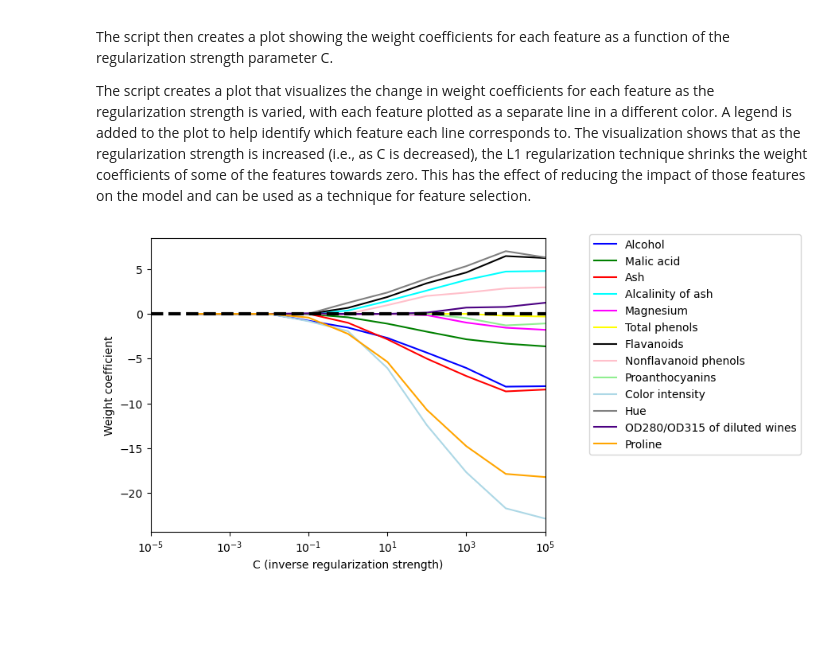
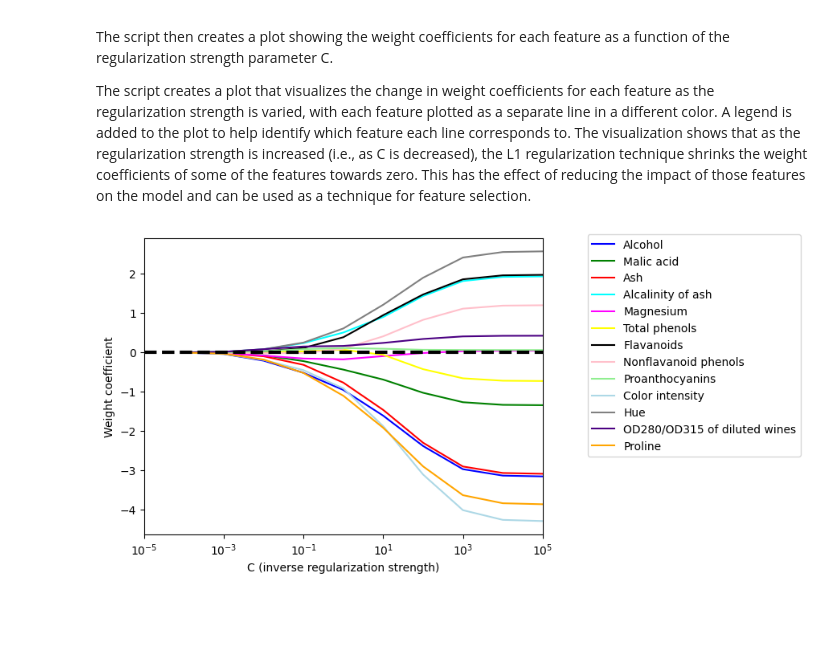
Before and after one commit to brianjalaian/CAP6606_ML_ISR, a Jupyter notebook: modules/04_data_preprocessing/ch04-BAJ.ipynb, the cells around one changed output. Cells and saved outputs as stored; diff of their text form; code cells hidden in the pictures.

```diff
--- a/modules/04_data_preprocessing/ch04-BAJ.ipynb
+++ b/modules/04_data_preprocessing/ch04-BAJ.ipynb
@@ -359,0 +377,12 @@ Image(filename='figures/04_03.png', width=300)
+# %%
+import os, urllib.request
+os.makedirs('figures', exist_ok=True)
+fig_path = 'figures/04_03.png'
+if not os.path.exists(fig_path):
+    url = 'https://raw.githubusercontent.com/rasbt/machine-learning-book/main/ch04/figures/04_03.png'
+    try:
+        urllib.request.urlretrieve(url, fig_path)
+    except Exception as e:
+        print(f'Could not download figure: {e}')
+if os.path.exists(fig_path):
+    display(Image(filename=fig_path, width=300))
@@ -651,16 +683,19 @@ df
 # %% [markdown]
 # Partitioning a dataset into a separate training and test set
 # %%
-df_wine = pd.read_csv('https://archive.ics.uci.edu/'
-                      'ml/machine-learning-databases/wine/wine.data',
-                      header=None)
+from urllib.error import HTTPError, URLError
 
-# if the Wine dataset is temporarily unavailable from the
-# UCI machine learning repository, un-comment the following line
-# of code to load the dataset from a local path:
-
-# df_wine = pd.read_csv('wine.data', header=None)
-
+try:
+    df_wine = pd.read_csv('https://archive.ics.uci.edu/'
+                          'ml/machine-learning-databases/wine/wine.data',
+                          header=None)
+except (HTTPError, URLError, Exception) as e:
+    # UCI's server can block automated requests (403). Fall back to the
+    # book's GitHub-hosted copy of the same Wine dataset.
+    print('UCI source failed ({}), falling back to GitHub copy.'.format(e))
+    df_wine = pd.read_csv(
+        'https://raw.githubusercontent.com/rasbt/machine-learning-book/main/ch04/wine.data',
+        header=None)
 
 df_wine.columns = ['Class label', 'Alcohol', 'Malic acid', 'Ash',
                    'Alcalinity of ash', 'Magnesium', 'Total phenols',
@@ -788,7 +853,11 @@ The `fit` method is then called on the `lr` object to fit the logistic regressio
 # %%
 from sklearn.linear_model import LogisticRegression
 
-lr = LogisticRegression(penalty='l1', C=1.0, solver='liblinear', multi_class='ovr')
+# Note: 'liblinear' does not support multiclass problems on its own (the Wine
+# dataset has 3 classes) now that the multi_class='ovr' auto-wrapping has been
+# removed from scikit-learn. 'saga' supports multiclass + L1 natively, and
+# l1_ratio=1.0 is the modern equivalent of penalty='l1'.
+lr = LogisticRegression(C=1.0, solver='saga', l1_ratio=1.0, max_iter=5000, random_state=0)
 # Note that C=1.0 is the default. You can increase
 # or decrease it to make the regulariztion effect
 # stronger or weaker, respectively.
@@ -852,36 +921,35 @@ colors = ['blue', 'green', 'red', 'cyan',
           'pink', 'lightgreen', 'lightblue',
           'gray', 'indigo', 'orange']
 
 weights, params = [], []
 for c in np.arange(-4., 6.):
-    lr = LogisticRegression(penalty='l1', C=10.**c, solver='liblinear',
-                            multi_class='ovr', random_state=0)
+    lr = LogisticRegression(C=10.**c, solver='saga', l1_ratio=1.0, max_iter=5000, random_state=0)
     lr.fit(X_train_std, y_train)
     weights.append(lr.coef_[1])
     params.append(10**c)
 
 weights = np.array(weights)
 
 for column, color in zip(range(weights.shape[1]), colors):
     plt.plot(params, weights[:, column],
              label=df_wine.columns[column + 1],
              color=color)
 plt.axhline(0, color='black', linestyle='--', linewidth=3)
 plt.xlim([10**(-5), 10**5])
 plt.ylabel('Weight coefficient')
 plt.xlabel('C (inverse regularization strength)')
 plt.xscale('log')
 plt.legend(loc='upper left')
 ax.legend(loc='upper center',
           bbox_to_anchor=(1.38, 1.03),
           ncol=1, fancybox=True)
 
 #plt.savefig('figures/04_08.png', dpi=300,
 #            bbox_inches='tight', pad_inches=0.2)
 
 plt.show()
 # %% [output]
-[figure, old version]
+[figure, new version]
 # %% [markdown]
 <br>
 <br>
```
Also changed, not shown: parts of 31 cells of this notebook.
